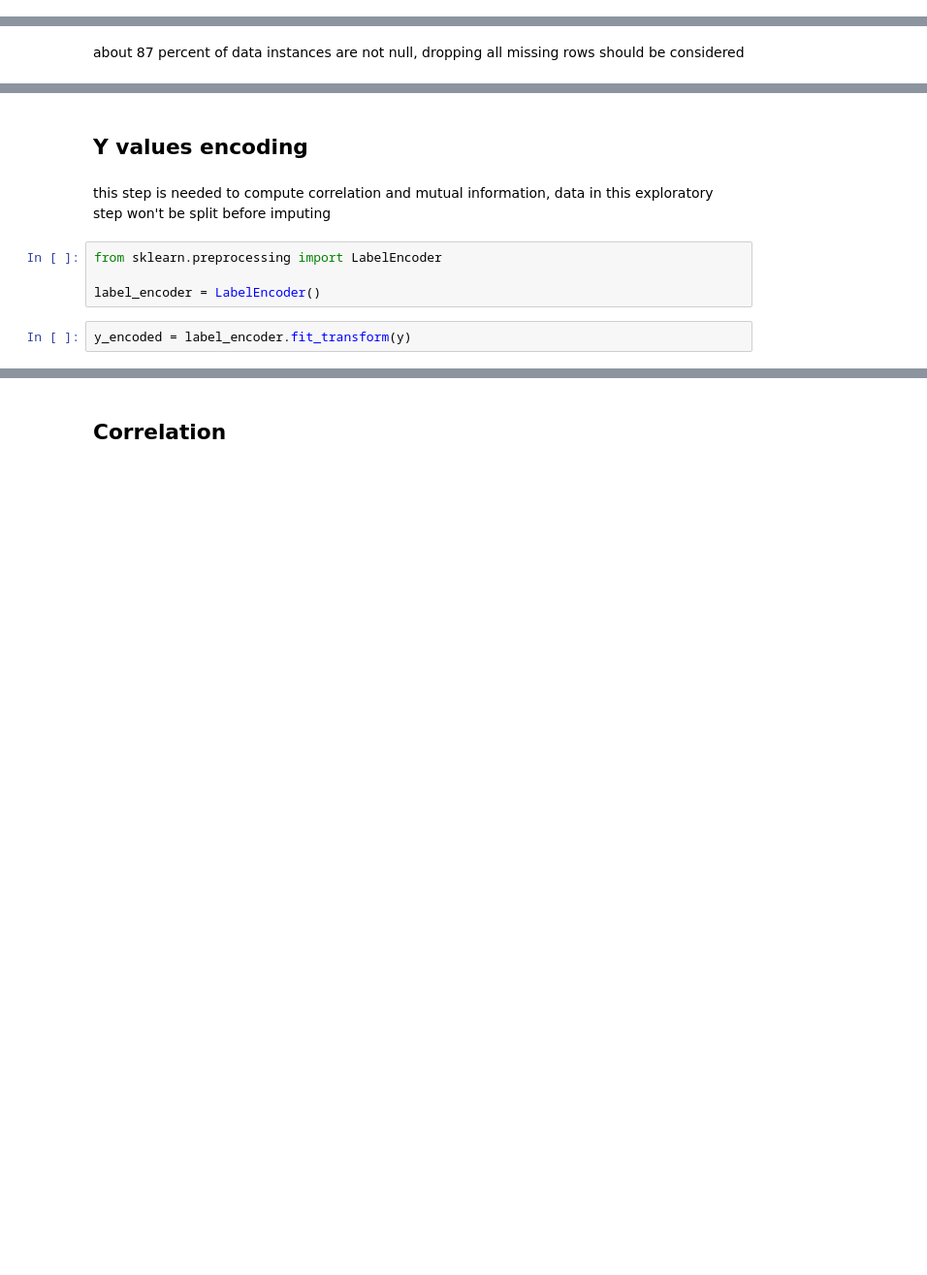
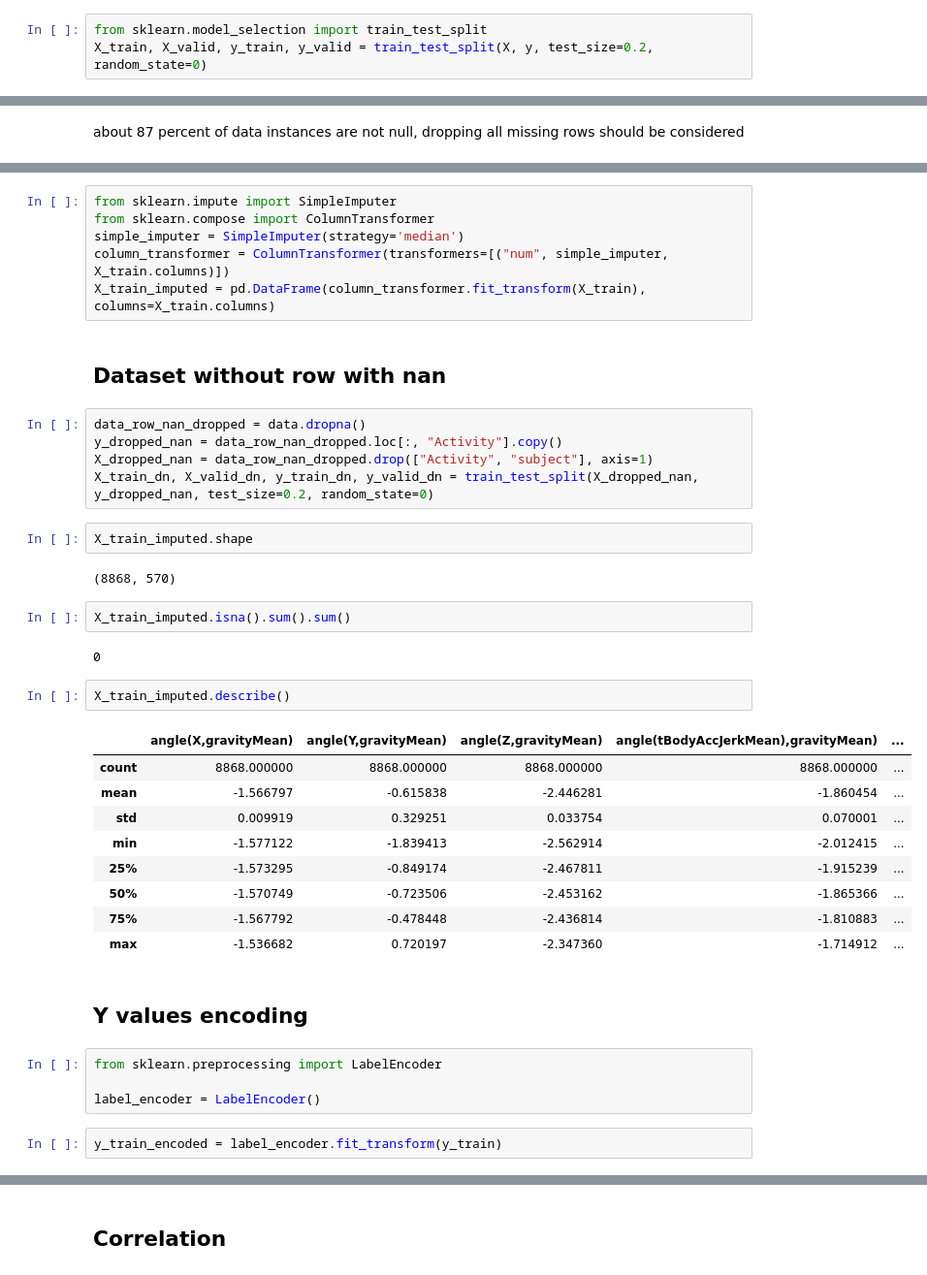
Before and after one commit to adam-narozniak/Hackathon-PoniatowskieMlodeWilki, a Jupyter notebook: ExploratoryDataAnalysis.ipynb, the cells around one changed output, grey strips where cells are left out. Shown: that part at 97% size. Saved outputs shown, nothing was run; the diff lists cells and outputs as text; blank space fills up the shorter version.

```diff
--- a/ExploratoryDataAnalysis.ipynb
+++ b/ExploratoryDataAnalysis.ipynb
@@ -79,3 +79,6 @@ dtype: int64
+# %%
+from sklearn.model_selection import train_test_split
+X_train, X_valid, y_train, y_valid = train_test_split(X, y, test_size=0.2, random_state=0)
 # %% [markdown]
 ### missing values
 # %%
@@ -139,11 +130,42 @@ Name: Activity, dtype: int64
+# %%
+from sklearn.impute import SimpleImputer
+from sklearn.compose import ColumnTransformer
+simple_imputer = SimpleImputer(strategy='median')
+column_transformer = ColumnTransformer(transformers=[("num", simple_imputer, X_train.columns)])
+X_train_imputed = pd.DataFrame(column_transformer.fit_transform(X_train), columns=X_train.columns)
+# %% [markdown]
+## Dataset without row with nan
+# %%
+data_row_nan_dropped = data.dropna()
+y_dropped_nan = data_row_nan_dropped.loc[:, "Activity"].copy()
+X_dropped_nan = data_row_nan_dropped.drop(["Activity", "subject"], axis=1)
+X_train_dn, X_valid_dn, y_train_dn, y_valid_dn = train_test_split(X_dropped_nan, y_dropped_nan, test_size=0.2, random_state=0)
+# %%
+X_train_imputed.shape
+# %% [output]
+(8868, 570)
+# %%
+X_train_imputed.isna().sum().sum()
+# %% [output]
+0
+# %%
+X_train_imputed.describe()
+# %% [output]
+|  | angle(X,gravityMean) | angle(Y,gravityMean) | angle(Z,gravityMean) | angle(tBodyAccJerkMean),gravityMean) | ... |
+| count | 8868.000000 | 8868.000000 | 8868.000000 | 8868.000000 | ... |
+| mean | -1.566797 | -0.615838 | -2.446281 | -1.860454 | ... |
+| std | 0.009919 | 0.329251 | 0.033754 | 0.070001 | ... |
+| min | -1.577122 | -1.839413 | -2.562914 | -2.012415 | ... |
+| 25% | -1.573295 | -0.849174 | -2.467811 | -1.915239 | ... |
+| 50% | -1.570749 | -0.723506 | -2.453162 | -1.865366 | ... |
+| 75% | -1.567792 | -0.478448 | -2.436814 | -1.810883 | ... |
+| max | -1.536682 | 0.720197 | -2.347360 | -1.714912 | ... |
 # %% [markdown]
 ## Y values encoding
-# %% [markdown]
-this step is needed to compute correlation and mutual information, data in this exploratory step won't be split before imputing
 # %%
 from sklearn.preprocessing import LabelEncoder
 
 label_encoder = LabelEncoder()
 # %%
-y_encoded = label_encoder.fit_transform(y)
+y_train_encoded = label_encoder.fit_transform(y_train)
 # %%
```
Also changed, not shown: parts of 42 cells of this notebook.
